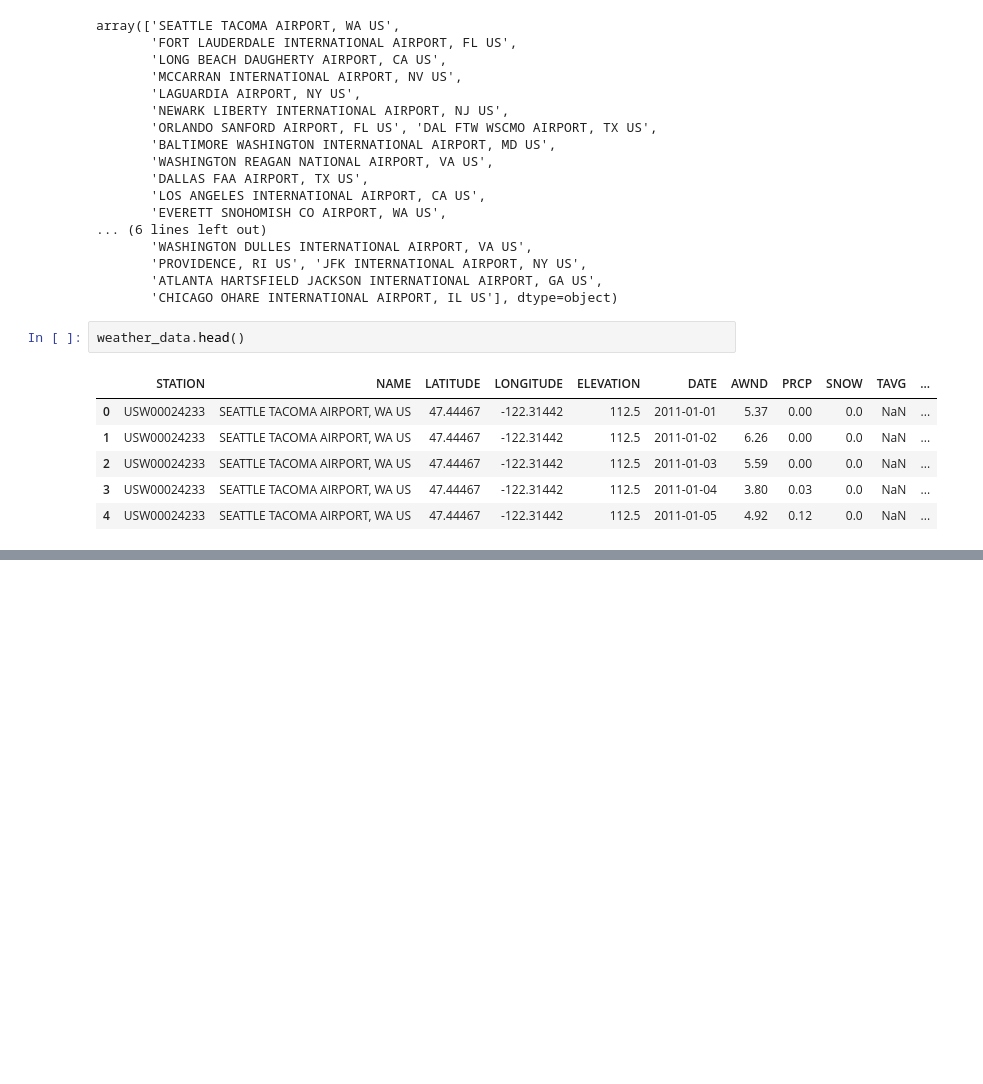
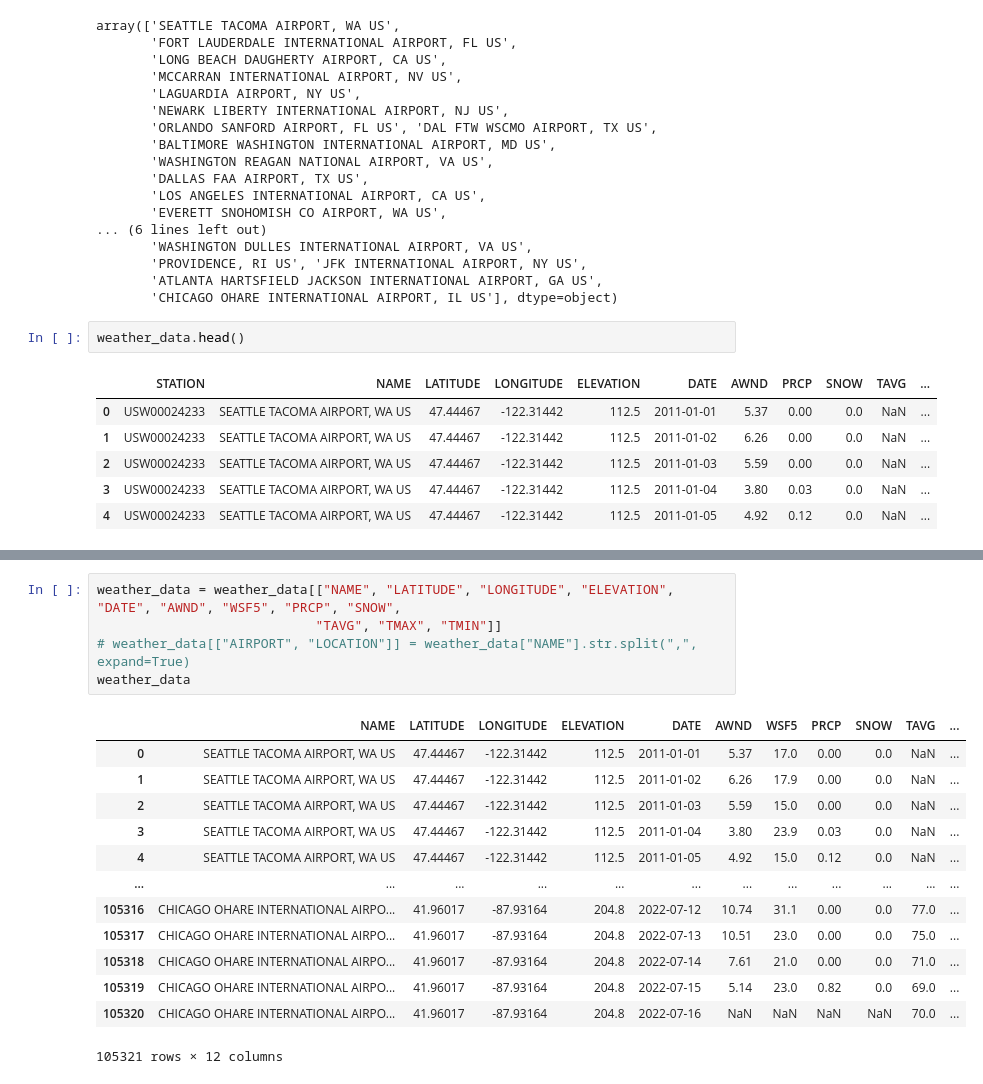
Before and after one commit to NicoleRyan99/GROUP-PROJECT-3, a Jupyter notebook: historical_weather.ipynb, the cells around one changed output, grey strips where cells are left out. Drawn from its saved outputs; the diff is of its cells as text; blank space fills up the shorter version.

```diff
--- a/historical_weather.ipynb
+++ b/historical_weather.ipynb
@@ -173,0 +85,19 @@ daily_summaries
+# %%
+weather_data = weather_data[["NAME", "LATITUDE", "LONGITUDE", "ELEVATION", "DATE", "AWND", "WSF5", "PRCP", "SNOW",
+                            "TAVG", "TMAX", "TMIN"]]
+# weather_data[["AIRPORT", "LOCATION"]] = weather_data["NAME"].str.split(",", expand=True)
+weather_data
+# %% [output]
+|  | NAME | LATITUDE | LONGITUDE | ELEVATION | DATE | AWND | WSF5 | PRCP | SNOW | TAVG | ... |
+| 0 | SEATTLE TACOMA AIRPORT, WA US | 47.44467 | -122.31442 | 112.5 | 2011-01-01 | 5.37 | 17.0 | 0.00 | 0.0 | NaN | ... |
+| 1 | SEATTLE TACOMA AIRPORT, WA US | 47.44467 | -122.31442 | 112.5 | 2011-01-02 | 6.26 | 17.9 | 0.00 | 0.0 | NaN | ... |
+| 2 | SEATTLE TACOMA AIRPORT, WA US | 47.44467 | -122.31442 | 112.5 | 2011-01-03 | 5.59 | 15.0 | 0.00 | 0.0 | NaN | ... |
+| 3 | SEATTLE TACOMA AIRPORT, WA US | 47.44467 | -122.31442 | 112.5 | 2011-01-04 | 3.80 | 23.9 | 0.03 | 0.0 | NaN | ... |
+| 4 | SEATTLE TACOMA AIRPORT, WA US | 47.44467 | -122.31442 | 112.5 | 2011-01-05 | 4.92 | 15.0 | 0.12 | 0.0 | NaN | ... |
+| ... | ... | ... | ... | ... | ... | ... | ... | ... | ... | ... | ... |
+| 105316 | CHICAGO OHARE INTERNATIONAL AIRPO... | 41.96017 | -87.93164 | 204.8 | 2022-07-12 | 10.74 | 31.1 | 0.00 | 0.0 | 77.0 | ... |
+| 105317 | CHICAGO OHARE INTERNATIONAL AIRPO... | 41.96017 | -87.93164 | 204.8 | 2022-07-13 | 10.51 | 23.0 | 0.00 | 0.0 | 75.0 | ... |
+| 105318 | CHICAGO OHARE INTERNATIONAL AIRPO... | 41.96017 | -87.93164 | 204.8 | 2022-07-14 | 7.61 | 21.0 | 0.00 | 0.0 | 71.0 | ... |
+| 105319 | CHICAGO OHARE INTERNATIONAL AIRPO... | 41.96017 | -87.93164 | 204.8 | 2022-07-15 | 5.14 | 23.0 | 0.82 | 0.0 | 69.0 | ... |
+| 105320 | CHICAGO OHARE INTERNATIONAL AIRPO... | 41.96017 | -87.93164 | 204.8 | 2022-07-16 | NaN | NaN | NaN | NaN | 70.0 | ... |
+105321 rows × 12 columns
```
Also changed, not shown: parts of 21 cells of this notebook, 1 other file.
